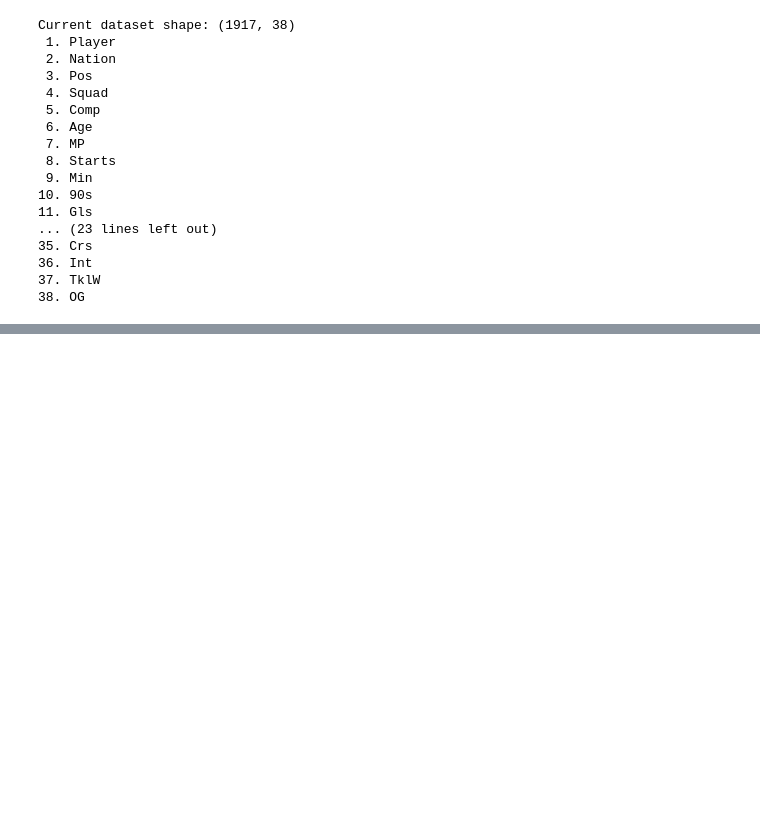
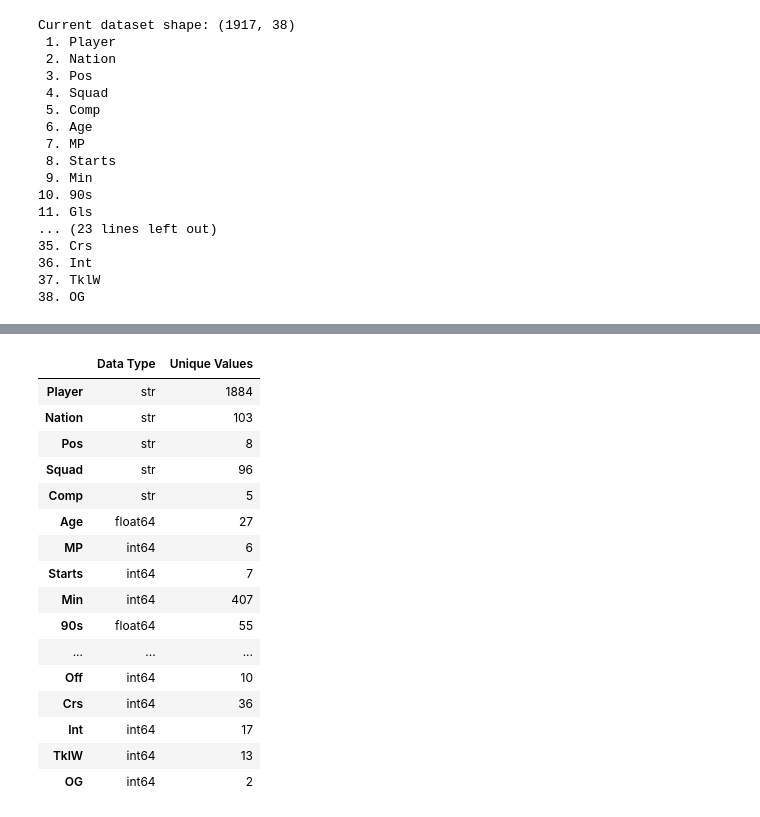
Before and after one commit to FaisalMahmudArzu/Football-Data-Analysis-from-Kaggle, a Jupyter notebook: main.ipynb, the cells around one changed output, grey strips where cells are left out. Drawn from its saved outputs; the diff is of its cells as text; code cells hidden in the pictures; blank space fills up the shorter version.

```diff
--- a/test.ipynb
+++ b/main.ipynb
@@ -1294,0 +1326,27 @@ y = df_ml["Gls"]
+# %%
+# Inspect data types and number of unique values for each feature
+
+feature_info = pd.DataFrame({
+    "Data Type": df_ml.dtypes,
+    "Unique Values": df_ml.nunique()
+})
+
+feature_info
+# %% [output]
+|  | Data Type | Unique Values |
+| Player | str | 1884 |
+| Nation | str | 103 |
+| Pos | str | 8 |
+| Squad | str | 96 |
+| Comp | str | 5 |
+| Age | float64 | 27 |
+| MP | int64 | 6 |
+| Starts | int64 | 7 |
+| Min | int64 | 407 |
+| 90s | float64 | 55 |
+| ... | ... | ... |
+| Off | int64 | 10 |
+| Crs | int64 | 36 |
+| Int | int64 | 17 |
+| TklW | int64 | 13 |
+| OG | int64 | 2 |
```
Also changed, not shown: parts of 22 cells of this notebook, 1 other file.
